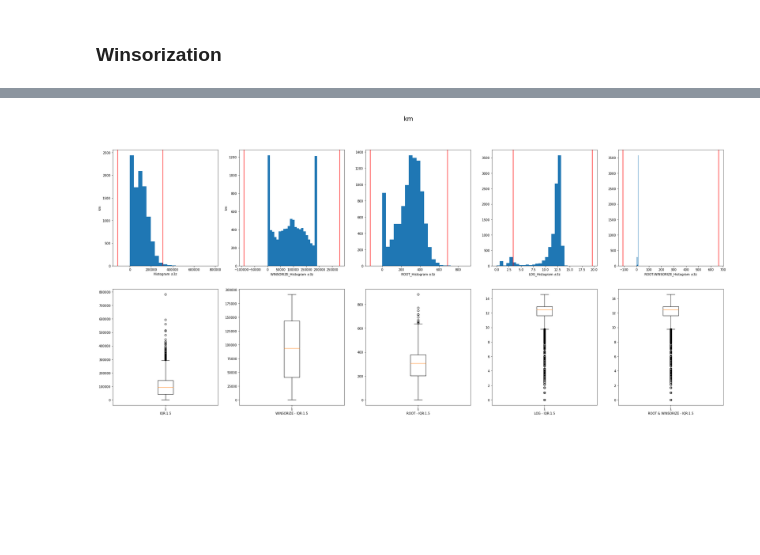
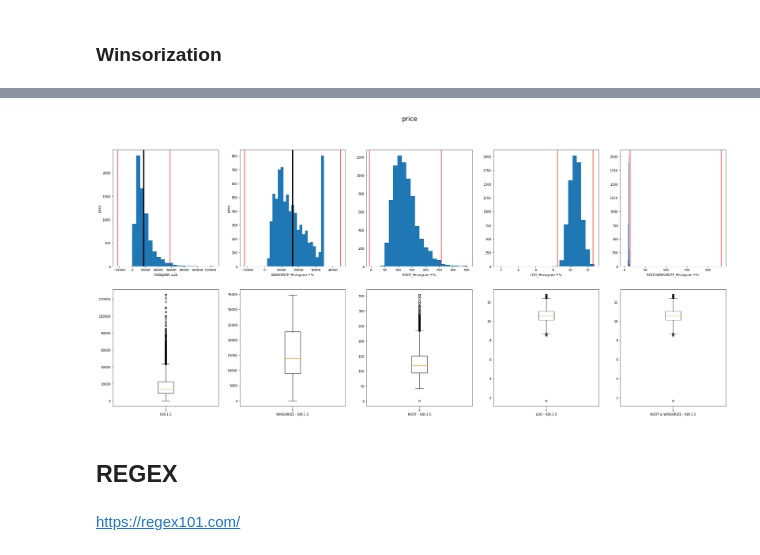
Before and after one commit to fidanfatih/Pycoders_Capstone, a Jupyter notebook: week_3_notebook_Fatih.ipynb, the cells around one changed output, grey strips where cells are left out. Saved outputs shown, nothing was run; the diff lists cells and outputs as text; code cells hidden in the pictures; blank space fills up the shorter version.

```diff
--- a/week_3_notebook_Fatih.ipynb
+++ b/week_3_notebook_Fatih.ipynb
@@ -1304,7 +774,8 @@ def null_values(df, rate=0):
 # %% [markdown]
 ### Mean, Median, Mode, ffill/bfill
 # %%
-df= pd.read_csv('/content/drive/MyDrive/Colab Notebooks/car_dataset.csv')
+data= pd.read_csv('/content/drive/MyDrive/Colab Notebooks/car_dataset.csv')
+df=data.copy()
 df.head()
 # %% [output]
 |  | make_model | body_type | km | gear_type | fuel_type | price |
@@ -1428,3 +994 @@ Number of NaN :  0
 Name: price, Length: 2386, dtype: int64
-# %%
-data=df.copy()
@@ -1652,6 +1355,7 @@ def col_plot(df,col_name,up=0.1,down=0, iqr=1.5):
   plt.subplot(251) # üç sigma aralikta(verinin %99.7 sini icine almasi beklenen bolum) iki kirmizi cizgi arasinda
   plt.hist(df[col_name], bins = 20)
   plt.axvline(x=df[col_name].mean() + 3*df[col_name].std(),color='red')
+  plt.axvline(x=df[col_name].mean(),color='black',linewidth=4)
   plt.axvline(x=df[col_name].mean() - 3*df[col_name].std(),color='red')
   plt.tight_layout
   plt.xlabel("Histogram ±3z")
@@ -1660,6 +1364,7 @@ def col_plot(df,col_name,up=0.1,down=0, iqr=1.5):
   plt.subplot(252) # üç sigma aralikta(verinin %99.7 sini icine almasi beklenen bolum) iki kirmizi cizgi arasinda
   plt.hist(winsor, bins = 22)
   plt.axvline(x=winsor.mean()+3*winsor.std(),color='red')
+  plt.axvline(x=winsor.mean(),color='black',linewidth=4)
   plt.axvline(x=winsor.mean()-3*winsor.std(),color='red')
   plt.xlabel('WINSORIZE_Histogram ±3z')
   plt.ylabel(col_name)
@@ -1713,3 +1418,6 @@ def pol_twin(df, col, target, figsize=(10,6)):
   ax.grid()
   ax_twin.legend()
   ax.legend();
+# %%
+df = data.copy()
+df.head(2)
@@ -1716,4 +1444,8 @@ def pol_twin(df, col, target, figsize=(10,6)):
 # %%
-col_plot(df, "km")
+col_plot(df.dropna(), "price")
 # %% [output]
-[figure, old version]
+[figure, new version]
+# %% [markdown]
+## REGEX
+# %% [markdown]
+https://regex101.com/
```
Also changed, not shown: parts of 229 cells of this notebook.
